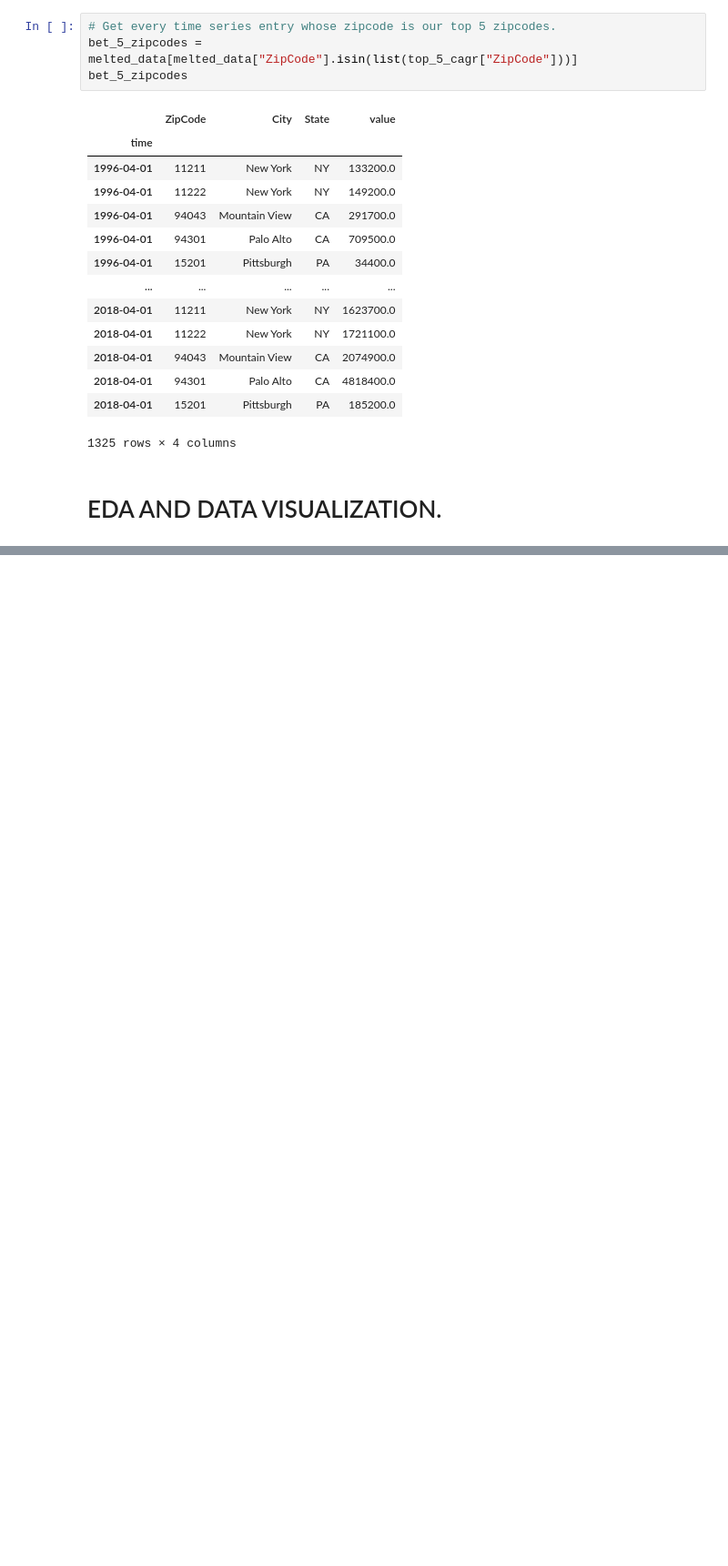
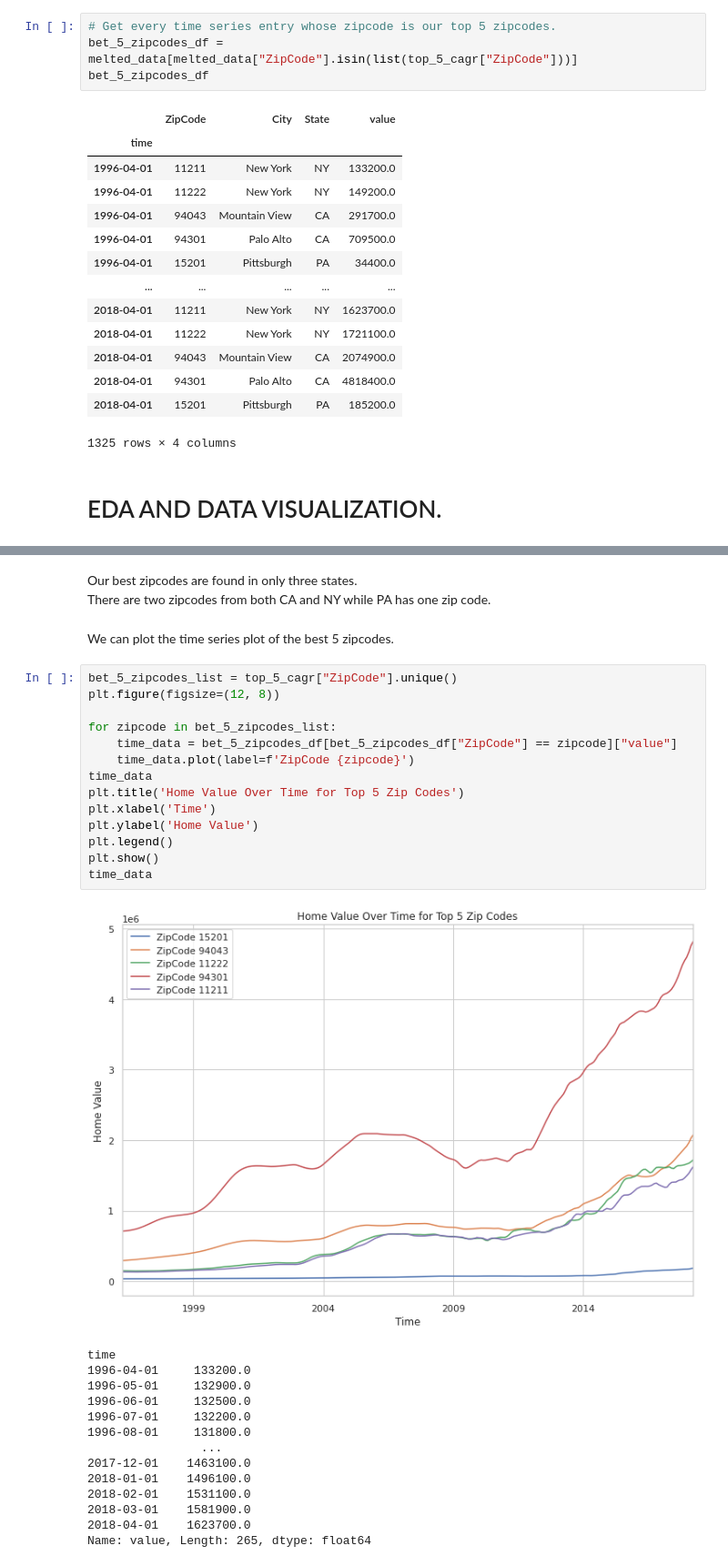
Before and after one commit to esipil/Zillow-House-Data-Time-Series-Modeling, a Jupyter notebook: index2.ipynb, the cells around one changed output, grey strips where cells are left out. Shown at 91% size. Cells and saved outputs as stored; diff of their text form; blank space fills up the shorter version.

```diff
--- a/index2.ipynb
+++ b/index2.ipynb
@@ -200,8 +241,8 @@ melted_data.head()
 Let's get our best 5 zipcodes
 # %%
 # Get every time series entry whose zipcode is our top 5 zipcodes.
-bet_5_zipcodes = melted_data[melted_data["ZipCode"].isin(list(top_5_cagr["ZipCode"]))]
-bet_5_zipcodes
+bet_5_zipcodes_df = melted_data[melted_data["ZipCode"].isin(list(top_5_cagr["ZipCode"]))]
+bet_5_zipcodes_df
 # %% [output]
 |  | ZipCode | City | State | value |
 | time |  |  |  |  |
@@ -228,0 +279,34 @@ We will first upsample the data to yearly averages and compare the data from 199
+# %% [markdown]
+Our best zipcodes are found in only three states.
+There are two zipcodes from both CA and NY while PA has one zip code.
+# %% [markdown]
+We can plot the time series plot of the best    5 zipcodes.
+# %%
+bet_5_zipcodes_list = top_5_cagr["ZipCode"].unique()
+plt.figure(figsize=(12, 8))
+
+for zipcode in bet_5_zipcodes_list:
+    time_data = bet_5_zipcodes_df[bet_5_zipcodes_df["ZipCode"] == zipcode]["value"]
+    time_data.plot(label=f'ZipCode {zipcode}')
+time_data
+plt.title('Home Value Over Time for Top 5 Zip Codes')
+plt.xlabel('Time')
+plt.ylabel('Home Value')
+plt.legend()
+plt.show()
+time_data
+# %% [output]
+[figure, added]
+time
+1996-04-01     133200.0
+1996-05-01     132900.0
+1996-06-01     132500.0
+1996-07-01     132200.0
+1996-08-01     131800.0
+                ...
+2017-12-01    1463100.0
+2018-01-01    1496100.0
+2018-02-01    1531100.0
+2018-03-01    1581900.0
+2018-04-01    1623700.0
+Name: value, Length: 265, dtype: float64
```
Also changed, not shown: parts of 41 cells of this notebook, 1 other file.
